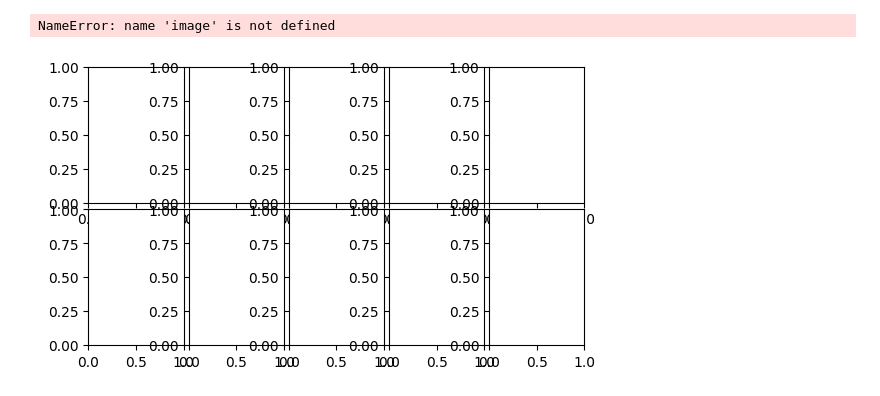
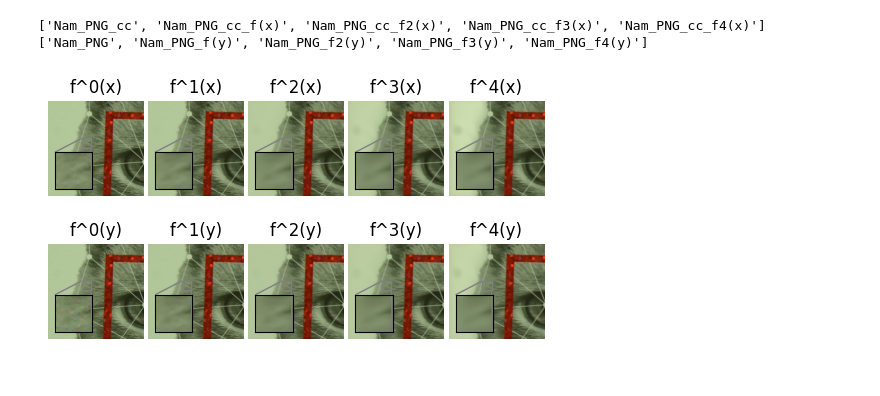
Before and after one commit to Jeon789/basic_dev_kit, a Jupyter notebook: picture&zoom.ipynb, the cells around one changed output. Drawn from its saved outputs; the diff is of its cells as text; code cells hidden in the pictures.

```diff
--- a/picture&zoom.ipynb
+++ b/picture&zoom.ipynb
@@ -16,19 +2,22 @@ import matplotlib.image as image
 import os
 import numpy as np
 import matplotlib.pyplot as plt
+import matplotlib.image as image
 from mpl_toolkits.axes_grid1.inset_locator import zoomed_inset_axes
 from mpl_toolkits.axes_grid1.inset_locator import mark_inset
 
 
 results = os.listdir('./results')
-for_x = [folder for folder in results if 'cc' in folder]
-for_y = [folder for folder in results if 'cc' not in folder]
+for_x = [folder for folder in results if 'cc' in folder and 'Nam' in folder]
+for_y = [folder for folder in results if 'cc' not in folder and 'Nam' in folder]
 for_x.sort()
 for_y.sort()
 
+print(for_x)
+print(for_y)
 
-png_index = 19
-x1, y1 = 150, 80
+png_index = 0
+x1, y1 = 180, 200
 x2, y2 = x1+50, y1+50
 fig, axs = plt.subplots(2,5)
 fig.subplots_adjust(wspace=0.05, hspace=0.05)
@@ -52,32 +41,33 @@ for i in range(len(for_x)):
     axins.set_xlim(x1,x2)
     axins.set_ylim(y1,y2)
     axins.set_xticks([])
     axins.set_yticks([])
     mark_inset(axs[0,i], axins, loc1=2, loc2=4, ec="0.5")
 
 
 
     # for y
     for_y_results = os.listdir(os.path.join('./results',for_y[i]))
     for_y_results.sort()
     for_y_png = for_y_results[png_index-1]
     for_y_png = os.path.join('./results',for_y[i],for_y_png)
 
     img = image.imread(for_y_png)
     axs[1,i].axis('off')
     axs[1,i].set_title(f'f^{i}(y)')
     axs[1,i].imshow(img)
 
     # zoomed
     axins = zoomed_inset_axes(axs[1,i], 4, loc='lower left' )
     axins.imshow(img)
     axins.set_xlim(x1,x2)
     axins.set_ylim(y1,y2)
     axins.set_xticks([])
     axins.set_yticks([])
     mark_inset(axs[1,i], axins, loc1=2, loc2=4, ec="0.5")
 
 plt.show()
 # %% [output]
-NameError: name 'image' is not defined
+['Nam_PNG_cc', 'Nam_PNG_cc_f(x)', 'Nam_PNG_cc_f2(x)', 'Nam_PNG_cc_f3(x)', 'Nam_PNG_cc_f4(x)']
+['Nam_PNG', 'Nam_PNG_f(y)', 'Nam_PNG_f2(y)', 'Nam_PNG_f3(y)', 'Nam_PNG_f4(y)']
-[figure, old version]
+[figure, new version]
```
Also changed, not shown: parts of 1 cell of this notebook.
